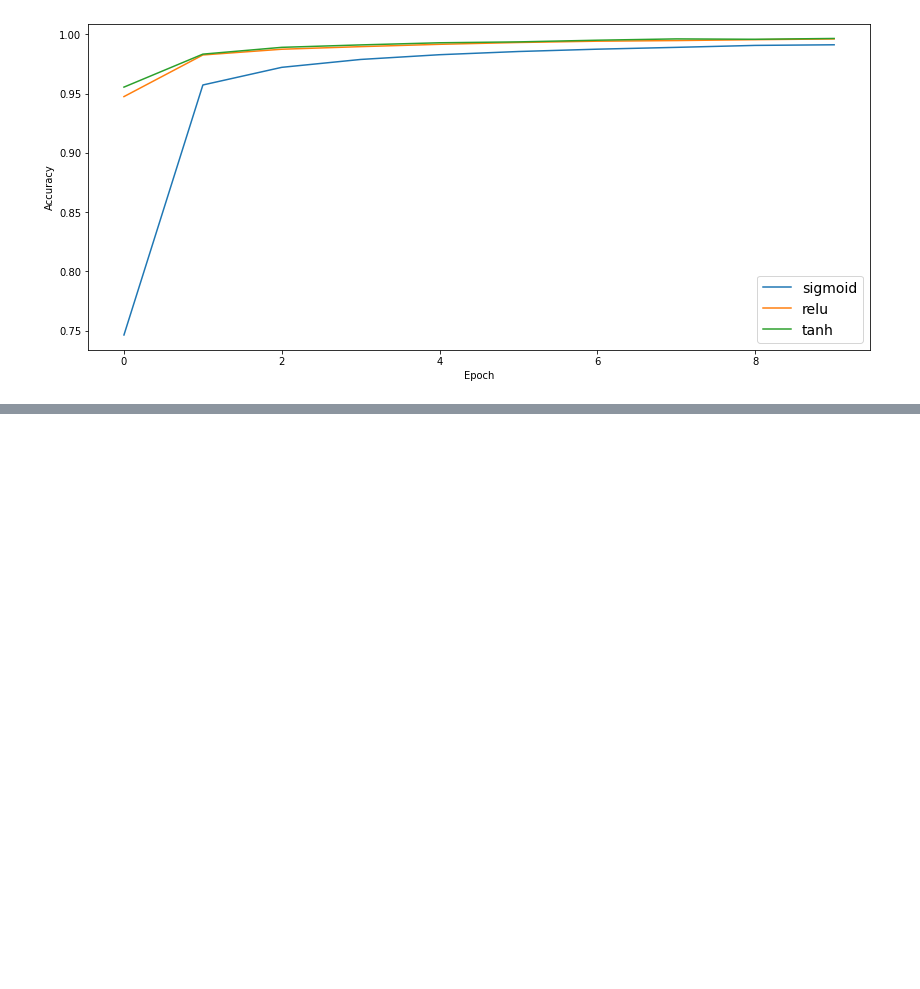
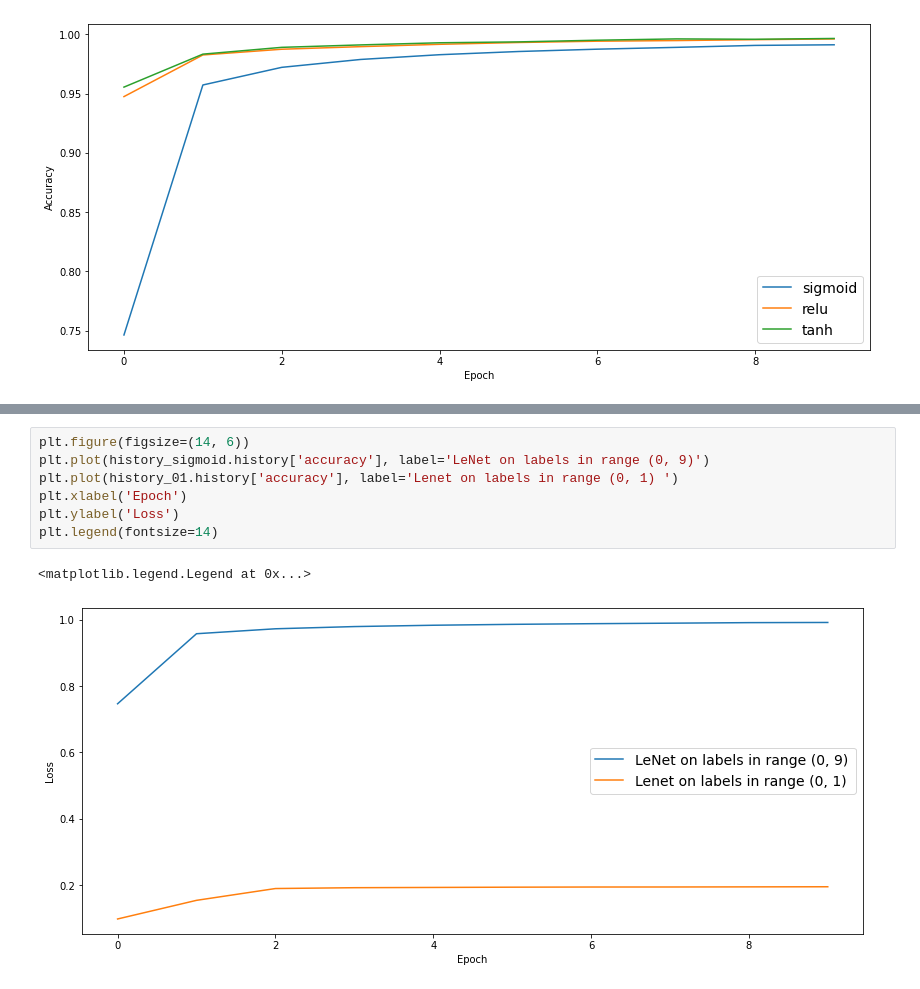
Before and after one commit to PsorTheDoctor/artificial-intelligence, a Jupyter notebook: neural_networks/CNN/sigmoid_vs_tanh_lenet.ipynb, the cells around one changed output, grey strips where cells are left out. Cells and saved outputs as stored; diff of their text form; blank space fills up the shorter version.

```diff
--- a/neural_networks/CNN/sigmoid_vs_tanh_lenet.ipynb
+++ b/neural_networks/CNN/sigmoid_vs_tanh_lenet.ipynb
@@ -185,0 +233,10 @@ plt.legend(fontsize=14)
+# %%
+plt.figure(figsize=(14, 6))
+plt.plot(history_sigmoid.history['accuracy'], label='LeNet on labels in range (0, 9)')
+plt.plot(history_01.history['accuracy'], label='Lenet on labels in range (0, 1) ')
+plt.xlabel('Epoch')
+plt.ylabel('Loss')
+plt.legend(fontsize=14)
+# %% [output]
+<matplotlib.legend.Legend at 0x...>
+[figure, added]
```
Also changed, not shown: parts of 4 cells of this notebook.
